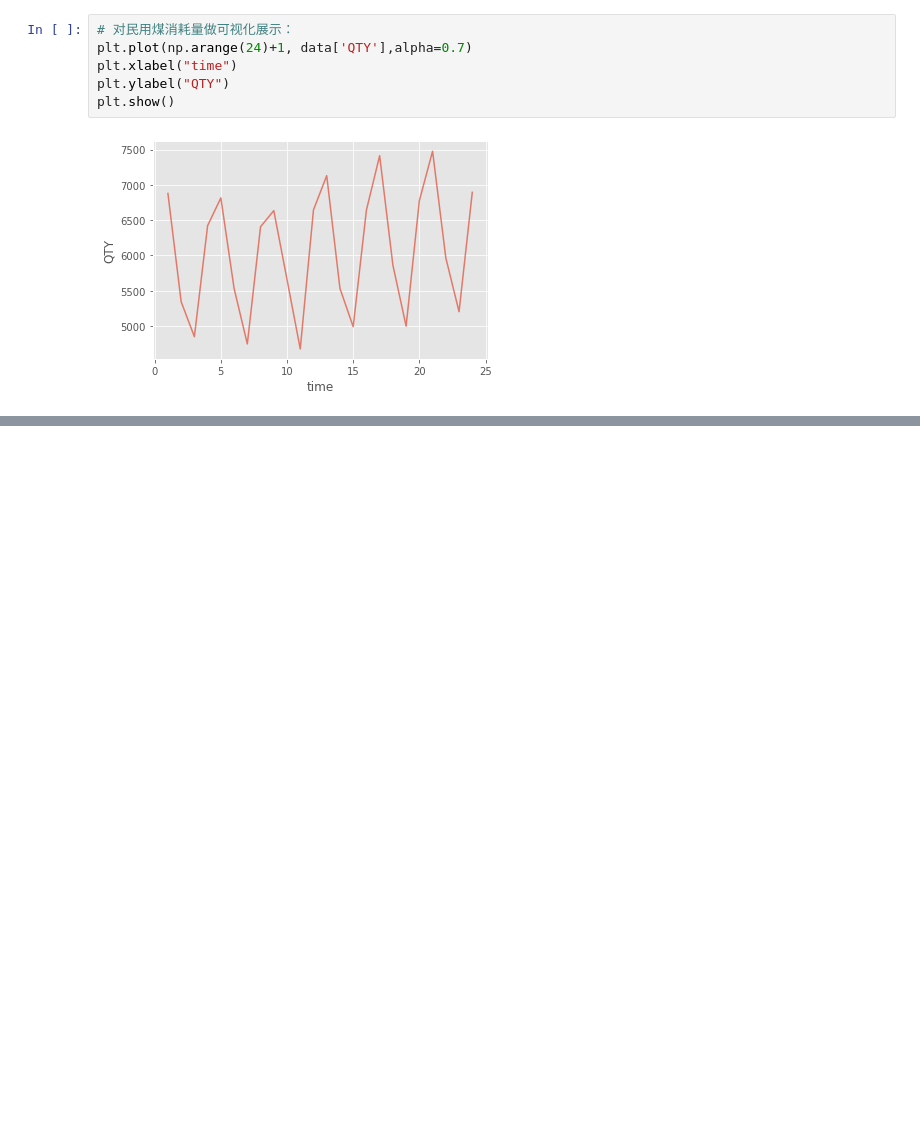
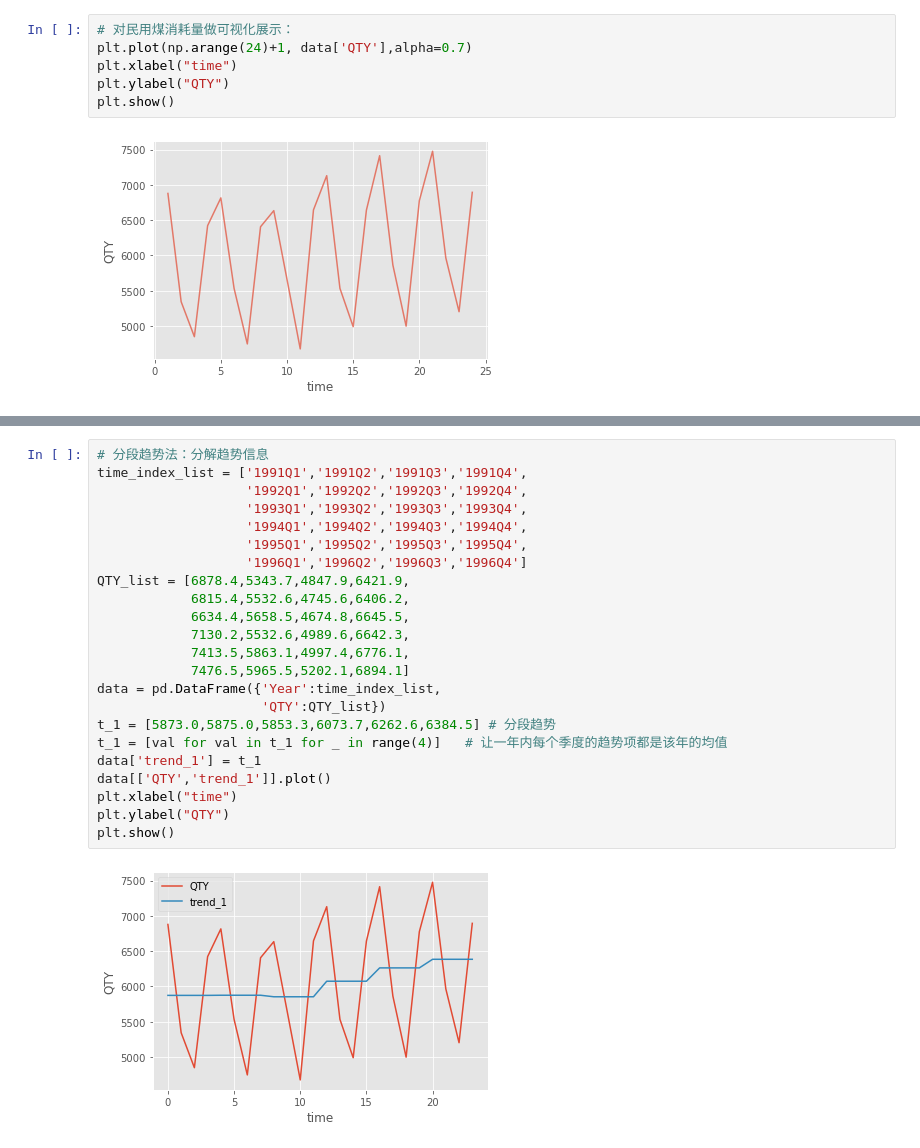
Before and after one commit to Leolee11111/TimeSeries, a Jupyter notebook: 第一节：时间序列分析概述.ipynb, the cells around one changed output, grey strips where cells are left out. Cells and saved outputs as stored; diff of their text form; blank space fills up the shorter version.

```diff
--- a/第一节：时间序列分析概述.ipynb
+++ b/第一节：时间序列分析概述.ipynb
@@ -73,0 +110,25 @@ $$
+# %%
+# 分段趋势法：分解趋势信息
+time_index_list = ['1991Q1','1991Q2','1991Q3','1991Q4',
+                   '1992Q1','1992Q2','1992Q3','1992Q4',
+                   '1993Q1','1993Q2','1993Q3','1993Q4',
+                   '1994Q1','1994Q2','1994Q3','1994Q4',
+                   '1995Q1','1995Q2','1995Q3','1995Q4',
+                   '1996Q1','1996Q2','1996Q3','1996Q4']
+QTY_list = [6878.4,5343.7,4847.9,6421.9,
+            6815.4,5532.6,4745.6,6406.2,
+            6634.4,5658.5,4674.8,6645.5,
+            7130.2,5532.6,4989.6,6642.3,
+            7413.5,5863.1,4997.4,6776.1,
+            7476.5,5965.5,5202.1,6894.1]
+data = pd.DataFrame({'Year':time_index_list,
+                     'QTY':QTY_list})
+t_1 = [5873.0,5875.0,5853.3,6073.7,6262.6,6384.5] # 分段趋势
+t_1 = [val for val in t_1 for _ in range(4)]   # 让一年内每个季度的趋势项都是该年的均值
+data['trend_1'] = t_1
+data[['QTY','trend_1']].plot()
+plt.xlabel("time")
+plt.ylabel("QTY")
+plt.show()
+# %% [output]
+[figure, added]
```
Also changed, not shown: parts of 3 cells of this notebook.
